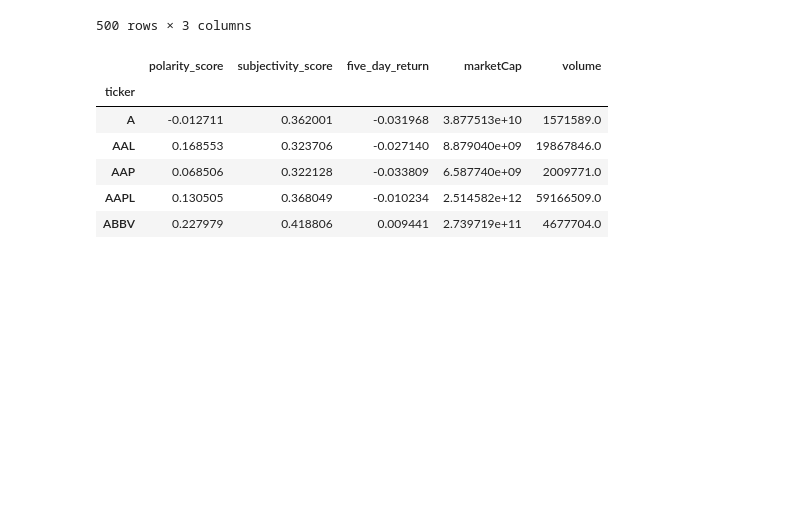
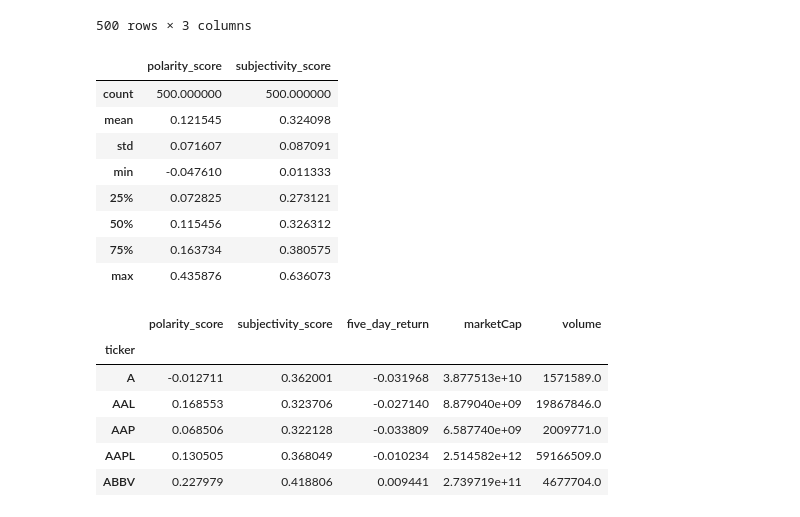
Before and after one commit to VedanshiShah7/Machine-Learning-In-Finance, a Jupyter notebook: Project 4/mini_project_4_test_mlf.ipynb, the cells around one changed output. Saved outputs shown, nothing was run; the diff lists cells and outputs as text; code cells hidden in the pictures; blank space fills up the shorter version.

```diff
--- a/Project 4/mini_project_4_test_mlf.ipynb
+++ b/Project 4/mini_project_4_test_mlf.ipynb
@@ -136,6 +136,18 @@ data
 # %%
 # rename sentiment_score to subjectivity_score
 data.rename(columns={'sentiment_score':'subjectivity_score'},inplace=True)
+# %%
+data.describe()
+# %% [output]
+|  | polarity_score | subjectivity_score |
+| count | 500.000000 | 500.000000 |
+| mean | 0.121545 | 0.324098 |
+| std | 0.071607 | 0.087091 |
+| min | -0.047610 | 0.011333 |
+| 25% | 0.072825 | 0.273121 |
+| 50% | 0.115456 | 0.326312 |
+| 75% | 0.163734 | 0.380575 |
+| max | 0.435876 | 0.636073 |
 # %%
 # add a column to the dataframe to store the 5-day return
 data['five_day_return'] = 0
```
Also changed, not shown: parts of 1 cell of this notebook, 1 other file.
